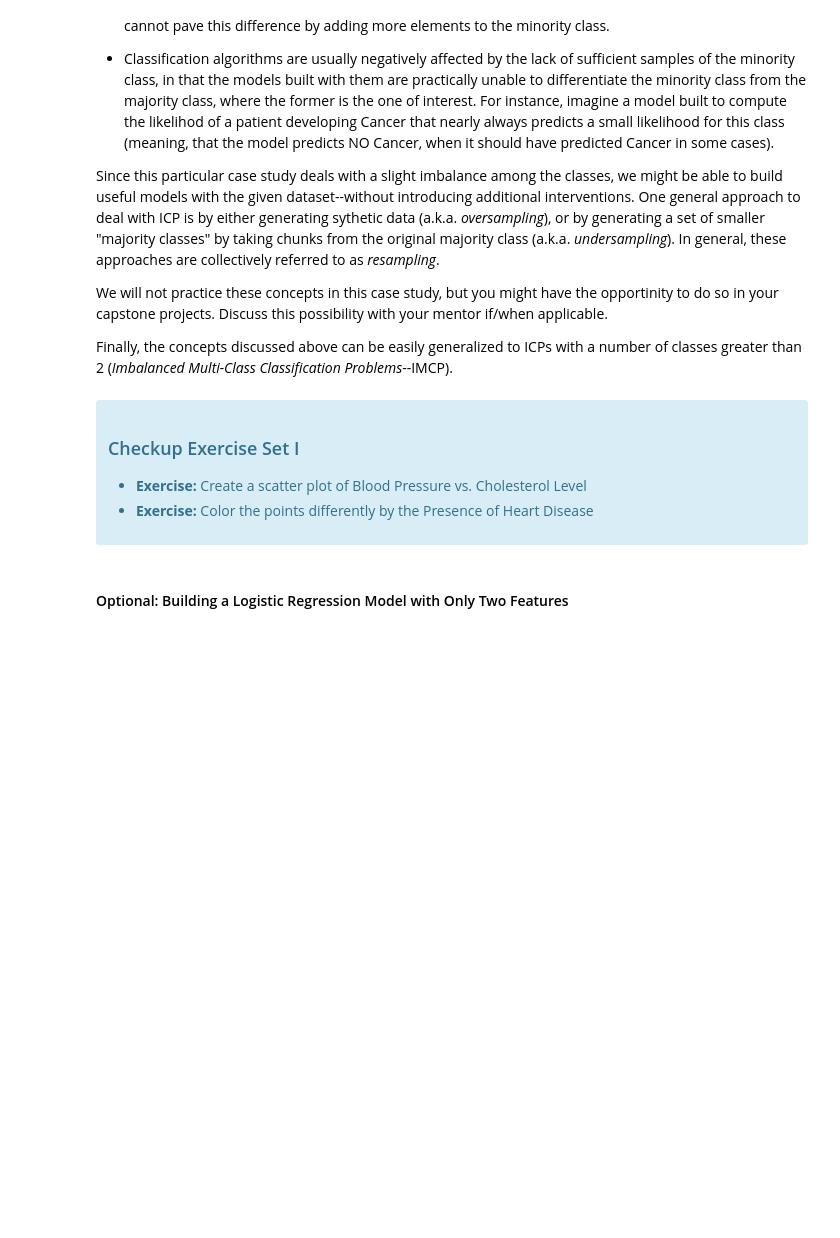
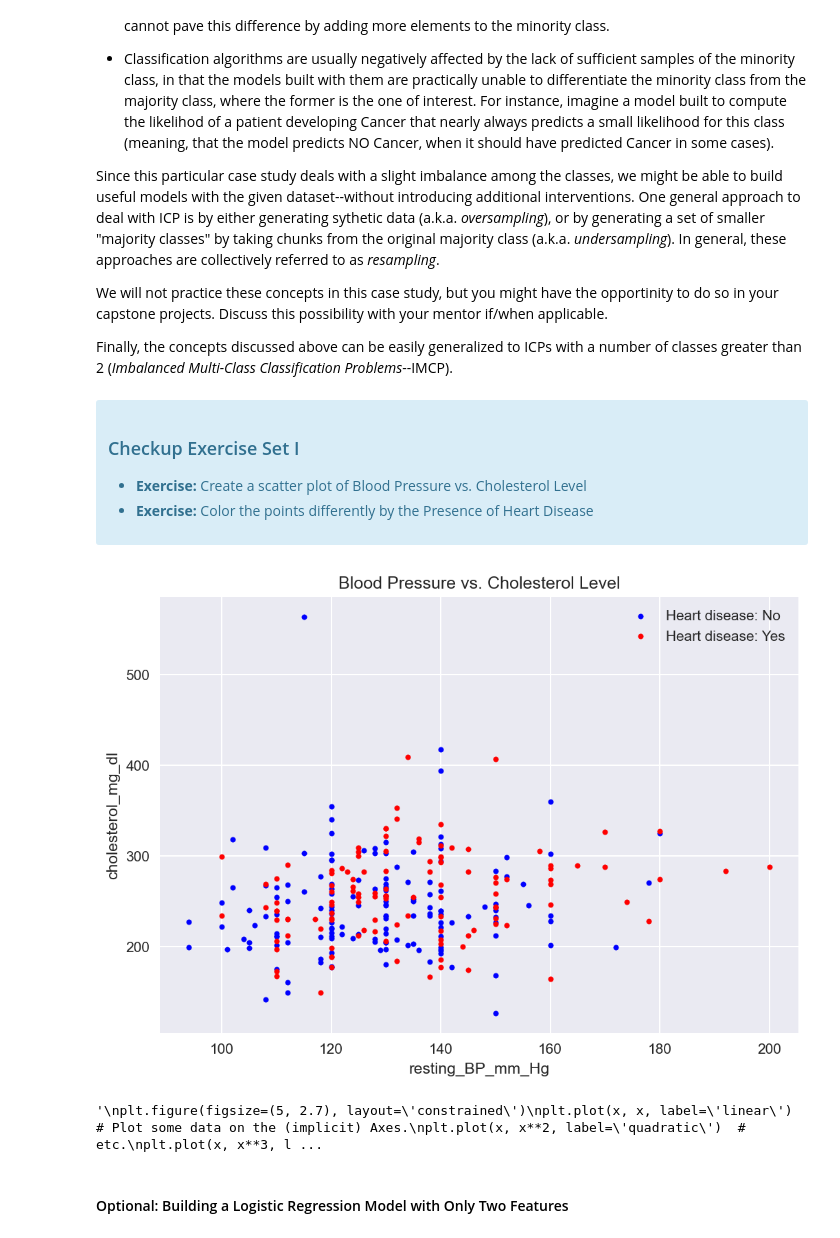
Before and after one commit to mdgarber/LogReg-Case-Study, a Jupyter notebook: Logistic Regression Advanced Case Study -LU- 8_23/Logistic Regression Advanced Case Study.ipynb, the cells around one changed output. Saved outputs shown, nothing was run; the diff lists cells and outputs as text; code cells hidden in the pictures; blank space fills up the shorter version.

```diff
--- a/Logistic Regression Advanced Case Study -LU- 8_23/Logistic Regression Advanced Case Study.ipynb
+++ b/Logistic Regression Advanced Case Study -LU- 8_23/Logistic Regression Advanced Case Study.ipynb
@@ -536,6 +536,27 @@ Finally, the concepts discussed above can be easily generalized to ICPs with a n
   <li> <b>Exercise:</b> Color the points differently by the Presence of Heart Disease
 </ul>
 </div>
+# %%
+#scatter ( BP , choles... )
+#plt.scatter(dflog['resting_BP_mm_Hg'], dflog['cholesterol_mg_dl'])
+#plt.scatter(dflog['resting_BP_mm_Hg'], dflog['cholesterol_mg_dl'])
+#plt.scatter?
+
+#create separate DFs - heart disease yes and no
+dfHeartDiseaseNo = dflog[dflog['heart_disease']==0].copy()
+dfHeartDiseaseYes = dflog[dflog['heart_disease']==1].copy()
+
+plt.scatter(dfHeartDiseaseNo['resting_BP_mm_Hg'], dfHeartDiseaseNo['cholesterol_mg_dl'], color='blue', marker='.', label='Heart disease: No')
+plt.scatter(dfHeartDiseaseYes['resting_BP_mm_Hg'], dfHeartDiseaseYes['cholesterol_mg_dl'], color='red',  marker='.', label='Heart disease: Yes')
+plt.xlabel('resting_BP_mm_Hg')
+plt.ylabel('cholesterol_mg_dl')
+plt.title("Blood Pressure vs. Cholesterol Level")
+plt.legend()
+
+plt.show()
+# %% [output]
+[figure, added]
+'\nplt.figure(figsize=(5, 2.7), layout=\'constrained\')\nplt.plot(x, x, label=\'linear\')  # Plot some data on the (implicit) Axes.\nplt.plot(x, x**2, label=\'quadratic\')  # etc.\nplt.plot(x, x**3, l ...
 # %% [markdown]
 #### Optional: Building a Logistic Regression Model with Only Two Features
 # %% [markdown]
```
Also changed, not shown: parts of 10 cells of this notebook.
